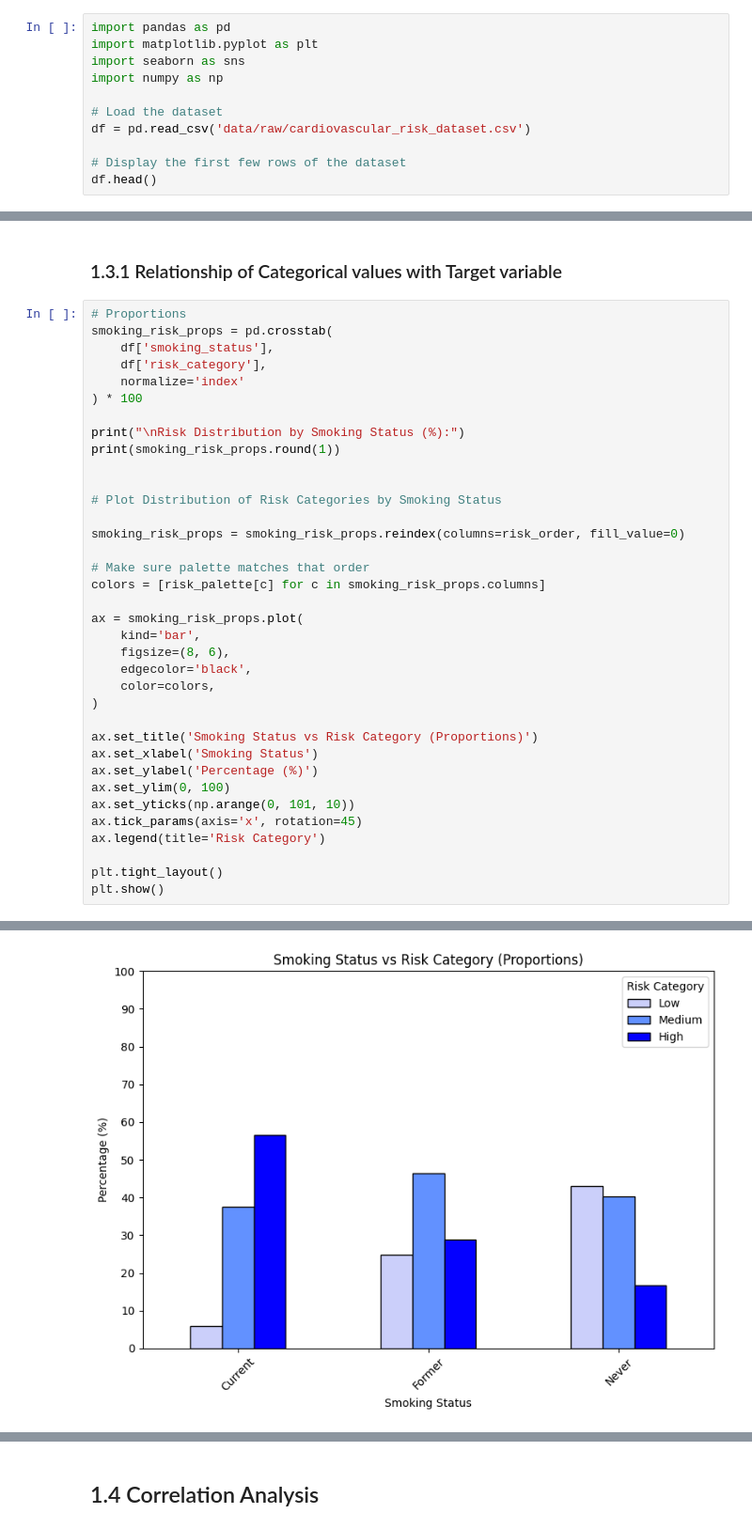
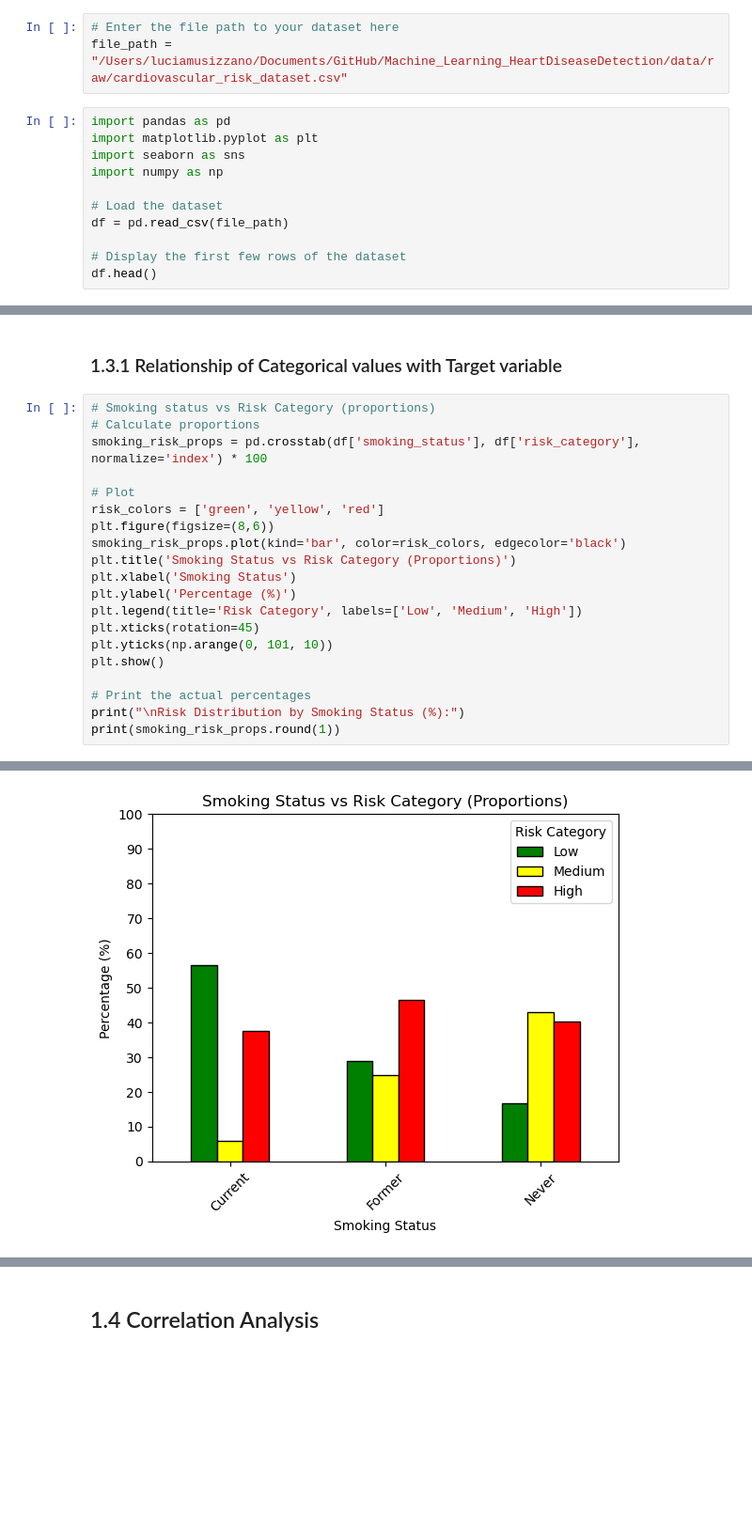
Before and after one commit to maxhaus31/Machine_Learning_HeartDiseaseDetection, a Jupyter notebook: 01_ExploratoryDataAnalysis.ipynb, the cells around one changed output, grey strips where cells are left out. Shown at 94% size. Cells and saved outputs as stored; diff of their text form; blank space fills up the shorter version.

```diff
--- a/01_ExploratoryDataAnalysis.ipynb
+++ b/01_ExploratoryDataAnalysis.ipynb
@@ -2,6 +2,9 @@
 # Exploratory Data Analysis
 # %% [markdown]
 # 0. Load Data
+# %%
+# Enter the file path to your dataset here
+file_path = "/Users/luciamusizzano/Documents/GitHub/Machine_Learning_HeartDiseaseDetection/data/raw/cardiovascular_risk_dataset.csv"
 # %%
 import pandas as pd
 import matplotlib.pyplot as plt
@@ -9,7 +12,7 @@ import seaborn as sns
 import numpy as np
 
 # Load the dataset
-df = pd.read_csv('data/raw/cardiovascular_risk_dataset.csv')
+df = pd.read_csv(file_path)
 
 # Display the first few rows of the dataset
 df.head()
@@ -231,39 +211,23 @@ Name: count, dtype: int64
 # %% [markdown]
 ### 1.3.1 Relationship of Categorical values with Target variable
 # %%
-# Proportions
-smoking_risk_props = pd.crosstab(
-    df['smoking_status'],
-    df['risk_category'],
-    normalize='index'
-) * 100
+# Smoking status vs Risk Category (proportions)
+# Calculate proportions
+smoking_risk_props = pd.crosstab(df['smoking_status'], df['risk_category'], normalize='index') * 100
 
+# Plot
+risk_colors = ['green', 'yellow', 'red']
+plt.figure(figsize=(8,6))
+smoking_risk_props.plot(kind='bar', color=risk_colors, edgecolor='black')
+plt.title('Smoking Status vs Risk Category (Proportions)')
+plt.xlabel('Smoking Status')
+plt.ylabel('Percentage (%)')
+plt.legend(title='Risk Category', labels=['Low', 'Medium', 'High'])
+plt.xticks(rotation=45)
+plt.yticks(np.arange(0, 101, 10))
+plt.show()
+
+# Print the actual percentages
 print("\nRisk Distribution by Smoking Status (%):")
 print(smoking_risk_props.round(1))
-
-
-# Plot Distribution of Risk Categories by Smoking Status
-
-smoking_risk_props = smoking_risk_props.reindex(columns=risk_order, fill_value=0)
-
-# Make sure palette matches that order
-colors = [risk_palette[c] for c in smoking_risk_props.columns]
-
-ax = smoking_risk_props.plot(
-    kind='bar',
-    figsize=(8, 6),
-    edgecolor='black',
-    color=colors,
-)
-
-ax.set_title('Smoking Status vs Risk Category (Proportions)')
-ax.set_xlabel('Smoking Status')
-ax.set_ylabel('Percentage (%)')
-ax.set_ylim(0, 100)
-ax.set_yticks(np.arange(0, 101, 10))
-ax.tick_params(axis='x', rotation=45)
-ax.legend(title='Risk Category')
-
-plt.tight_layout()
-plt.show()
 # %% [output]
@@ -276 +235 @@ Never           16.6  43.0    40.3
-[figure, old version]
+[figure, new version]
```
Also changed, not shown: parts of 14 cells of this notebook.
